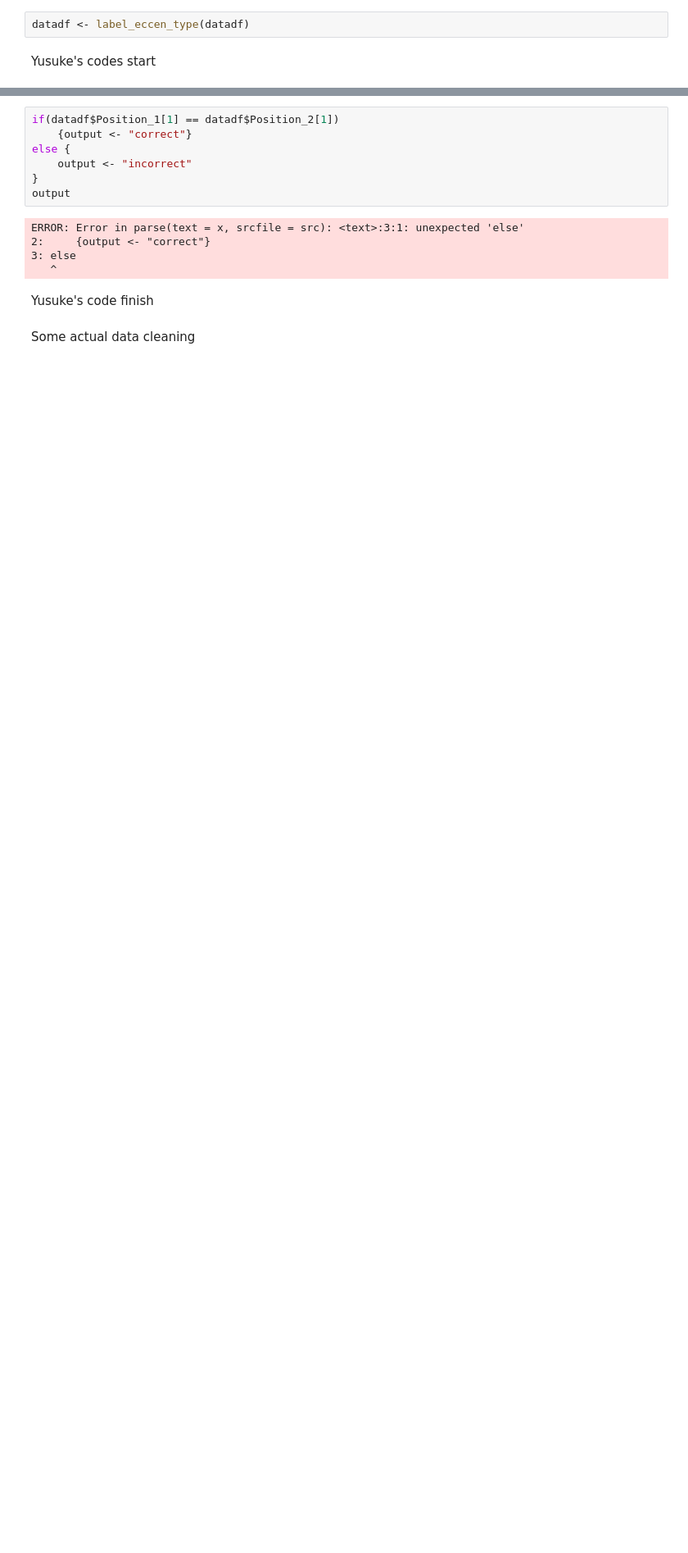
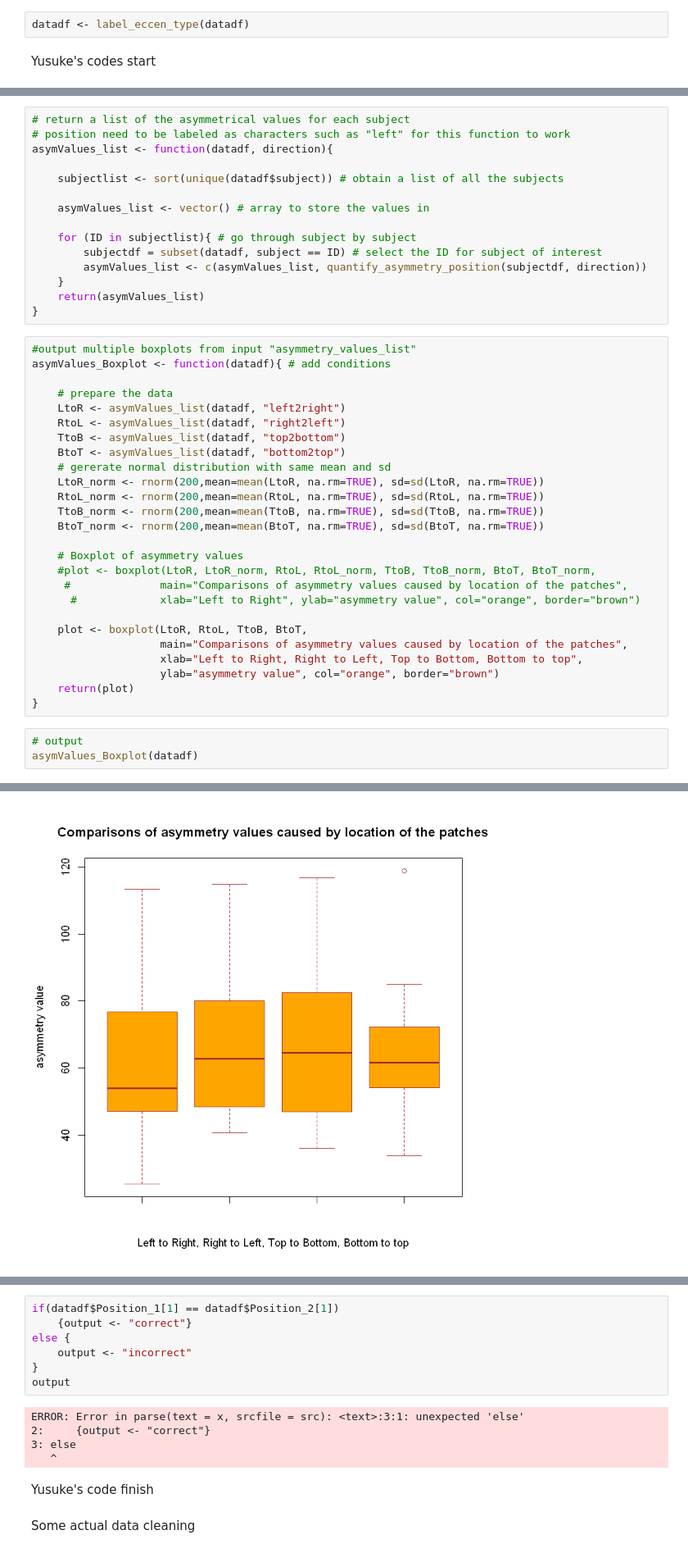
Before and after one commit to Yusuke710/Intern2020WinterProject4, a Jupyter notebook: Fovea vs. Periphery Color Similarity Pilot Analysis - All Data Analysis-Copy1.ipynb, the cells around one changed output, grey strips where cells are left out. Shown at 82% size. Cells and saved outputs as stored; diff of their text form; blank space fills up the shorter version.

```diff
--- a/Fovea vs. Periphery Color Similarity Pilot Analysis - All Data Analysis-Copy1.ipynb
+++ b/Fovea vs. Periphery Color Similarity Pilot Analysis - All Data Analysis-Copy1.ipynb
@@ -1197,0 +1027,45 @@ asymmetry_plot_position_2.0(testdf,Position_1, Position_2,colors, "left2right")
+# %%
+# return a list of the asymmetrical values for each subject
+# position need to be labeled as characters such as "left" for this function to work
+asymValues_list <- function(datadf, direction){
+
+    subjectlist <- sort(unique(datadf$subject)) # obtain a list of all the subjects
+
+    asymValues_list <- vector() # array to store the values in
+
+    for (ID in subjectlist){ # go through subject by subject
+        subjectdf = subset(datadf, subject == ID) # select the ID for subject of interest
+        asymValues_list <- c(asymValues_list, quantify_asymmetry_position(subjectdf, direction))
+    }
+    return(asymValues_list)
+}
+# %%
+#output multiple boxplots from input "asymmetry_values_list"
+asymValues_Boxplot <- function(datadf){ # add conditions
+
+    # prepare the data
+    LtoR <- asymValues_list(datadf, "left2right")
+    RtoL <- asymValues_list(datadf, "right2left")
+    TtoB <- asymValues_list(datadf, "top2bottom")
+    BtoT <- asymValues_list(datadf, "bottom2top")
+    # gererate normal distribution with same mean and sd
+    LtoR_norm <- rnorm(200,mean=mean(LtoR, na.rm=TRUE), sd=sd(LtoR, na.rm=TRUE))
+    RtoL_norm <- rnorm(200,mean=mean(RtoL, na.rm=TRUE), sd=sd(RtoL, na.rm=TRUE))
+    TtoB_norm <- rnorm(200,mean=mean(TtoB, na.rm=TRUE), sd=sd(TtoB, na.rm=TRUE))
+    BtoT_norm <- rnorm(200,mean=mean(BtoT, na.rm=TRUE), sd=sd(BtoT, na.rm=TRUE))
+
+    # Boxplot of asymmetry values
+    #plot <- boxplot(LtoR, LtoR_norm, RtoL, RtoL_norm, TtoB, TtoB_norm, BtoT, BtoT_norm,
+     #              main="Comparisons of asymmetry values caused by location of the patches",
+      #             xlab="Left to Right", ylab="asymmetry value", col="orange", border="brown")
+
+    plot <- boxplot(LtoR, RtoL, TtoB, BtoT,
+                    main="Comparisons of asymmetry values caused by location of the patches",
+                    xlab="Left to Right, Right to Left, Top to Bottom, Bottom to top",
+                    ylab="asymmetry value", col="orange", border="brown")
+    return(plot)
+}
+# %%
+# output
+asymValues_Boxplot(datadf)
+# %% [output]
@@ -1197,0 +1095 @@ asymmetry_plot_position_2.0(testdf,Position_1, Position_2,colors, "left2right")
+[figure, added]
```
Also changed, not shown: parts of 40 cells of this notebook.
